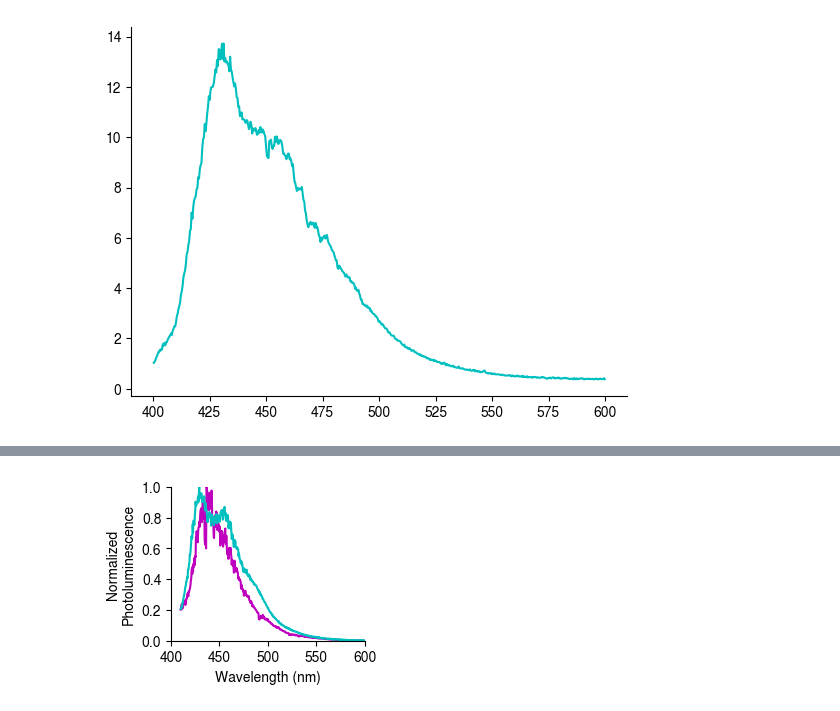
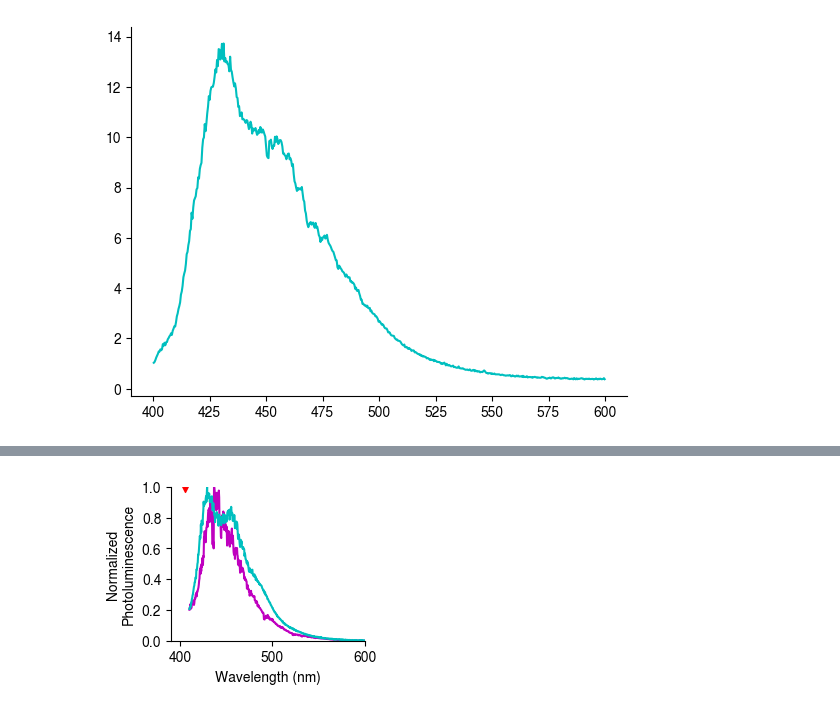
Before and after one commit to mparkergetz/bee_cam_data_processing, a Jupyter notebook: plot_spectra/plot_spectra.ipynb, the cells around one changed output, grey strips where cells are left out. Drawn from its saved outputs; the diff is of its cells as text; code cells hidden in the pictures.

```diff
--- a/plot_spectra/plot_spectra.ipynb
+++ b/plot_spectra/plot_spectra.ipynb
@@ -222,19 +218,20 @@ See the caveats in the documentation: https://pandas.pydata.org/pandas-docs/stab
 # %%
 plt.figure(figsize=(2.5,2))
 uv_paint = uv_paint[uv_paint['wavelength'] >= 410]
 
 
 plt.plot(uv_paint['wavelength'], uv_paint['pl_norm'], color='m')
 plt.plot(bvt_pl['wavelength'], bvt_pl['pl_norm'], color='c')
 
 # plt.spines['top'].set_visible(False)
 # plt.spines['right'].set_visible(False)
-plt.xlim(400, 600)
+plt.xlim(390, 600)
 # plt.axvline(x=430, color='red', linestyle='--', linewidth=1.5)
 plt.ylim(0,1)
 plt.ylabel('Normalized\nPhotoluminescence')
 plt.xlabel('Wavelength (nm)')
+plt.scatter(405, 1, marker='v', s=50, c='r')
 
 plt.savefig('../figs/pl_spectra.svg', format='svg')
 # %% [output]
-[figure, old version]
+[figure, new version]
```
Also changed, not shown: parts of 3 cells of this notebook, 2 other files.
